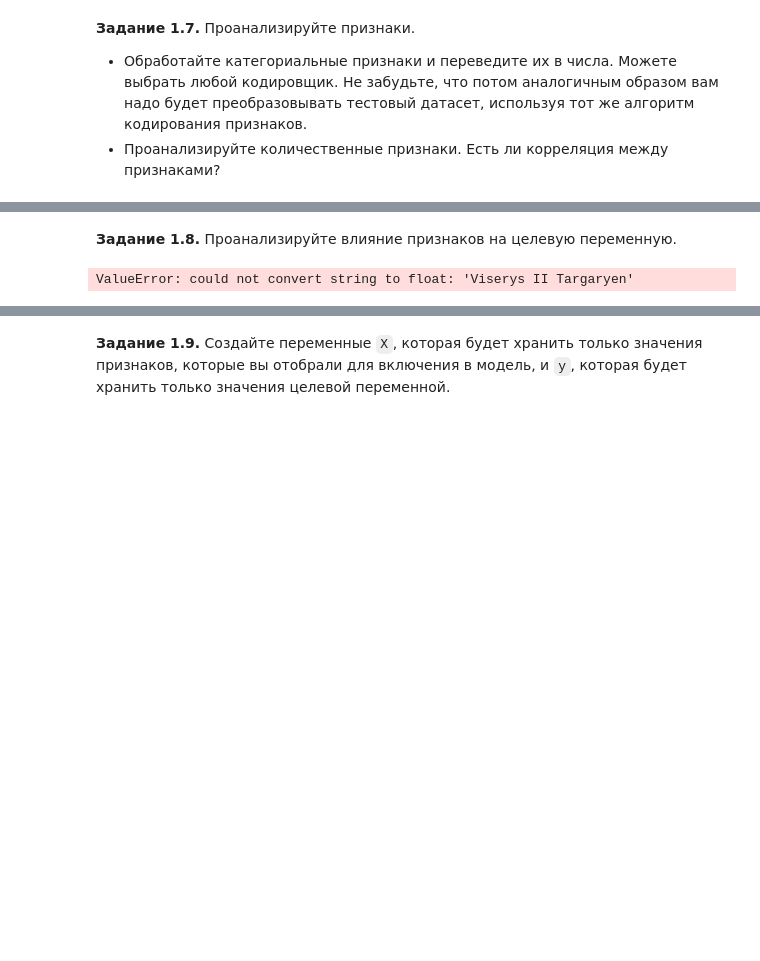
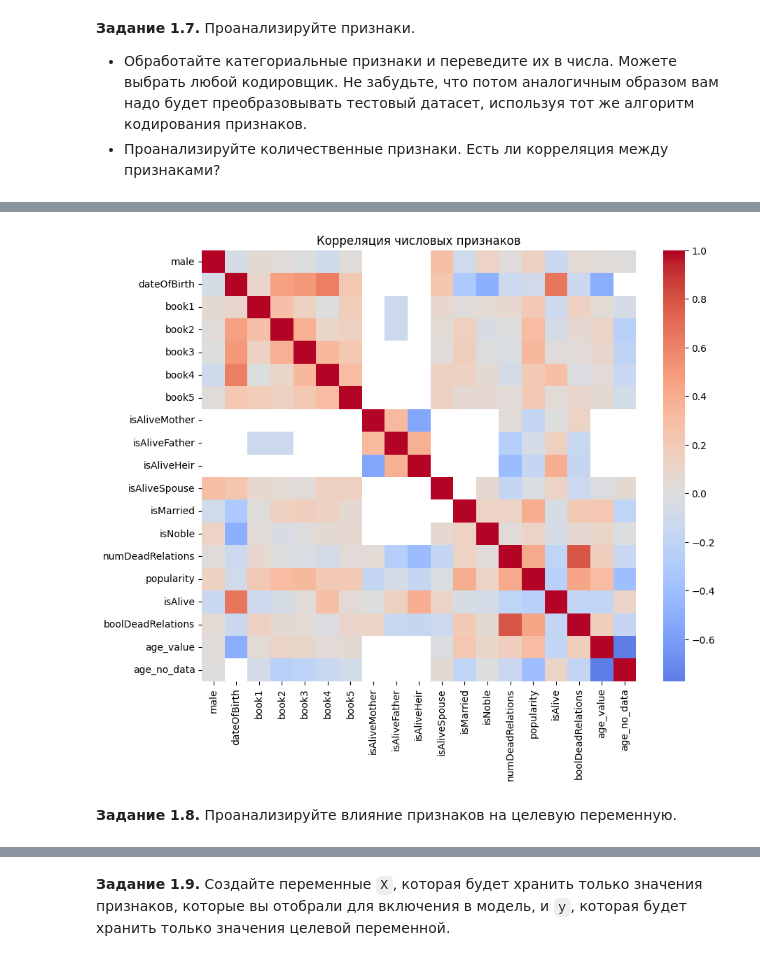
Before and after one commit to haxbxbdbhshs/Colab, a Jupyter notebook: week_01_ml_intro/Homework/hw_1_game_of_thrones.ipynb, the cells around one changed output, grey strips where cells are left out. Cells and saved outputs as stored; diff of their text form; code cells hidden in the pictures; blank space fills up the shorter version.

```diff
--- a/week_01_ml_intro/Homework/hw_1_game_of_thrones.ipynb
+++ b/week_01_ml_intro/Homework/hw_1_game_of_thrones.ipynb
@@ -499,0 +630,11 @@ pd.pivot_table(data = data, values = 'isAlive', index = 'isMarried', aggfunc=['m
+# %%
+data['house_clean'] = data['house'].fillna('NO_HOUSE')
+
+house_counts = data['house_clean'].value_counts()
+
+min_freq = 5
+
+data['house_grouped'] = data['house_clean'].apply(
+    lambda x: x if house_counts[x] >= min_freq else 'RARE'
+)
+data.house_grouped.unique()
@@ -499,0 +659,4 @@ pd.pivot_table(data = data, values = 'isAlive', index = 'isMarried', aggfunc=['m
+# %%
+
+data.drop(columns=['name', 'title', 'house', 'S.No', 'culture', 'house_clean', 'mother', 'father', 'heir', 'spouse', 'age'], inplace=True)
+data.head(10)
@@ -542,0 +758,11 @@ plt.show()
+# %%
+num_features = data.select_dtypes(include=['number']).columns.tolist()
+num_features = [col for col in num_features if col != 'isaAlive']
+
+corr_matrix = data[num_features].corr()
+plt.figure(figsize=(10, 8))
+sns.heatmap(corr_matrix, cmap='coolwarm', center=0)
+plt.title('Корреляция числовых признаков')
+plt.show()
+# %% [output]
+[figure, added]
@@ -543,6 +771,2 @@ plt.show()
 # %% [markdown]
 **Задание 1.8.** Проанализируйте влияние признаков на целевую переменную.
-# %%
-coder.corr()['IsAlive'].sort_values(ascending=False)
-# %% [output]
-ValueError: could not convert string to float: 'Viserys II Targaryen'
```
Also changed, not shown: parts of 34 cells of this notebook.
